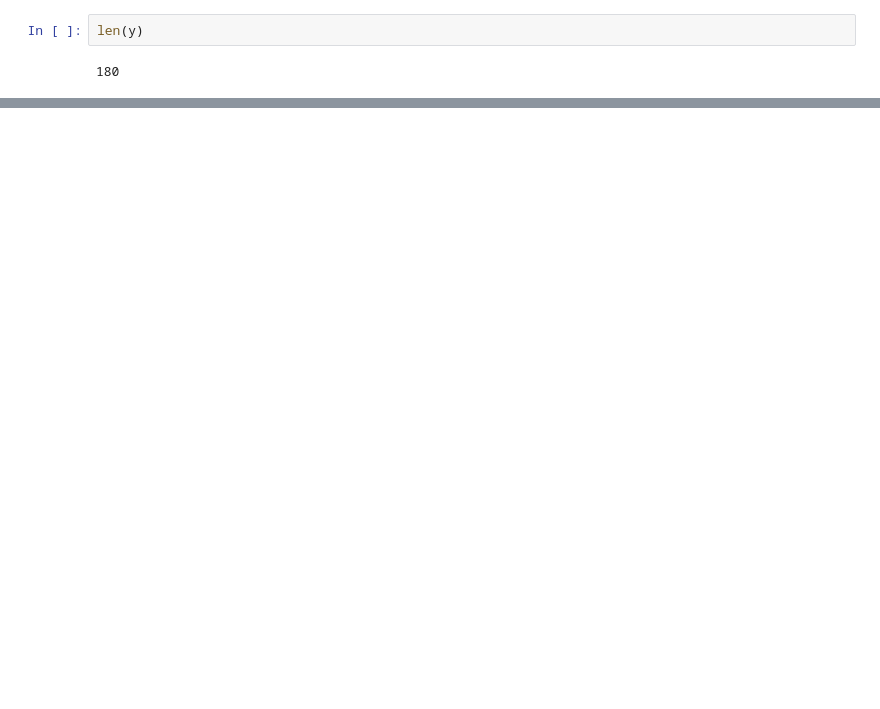
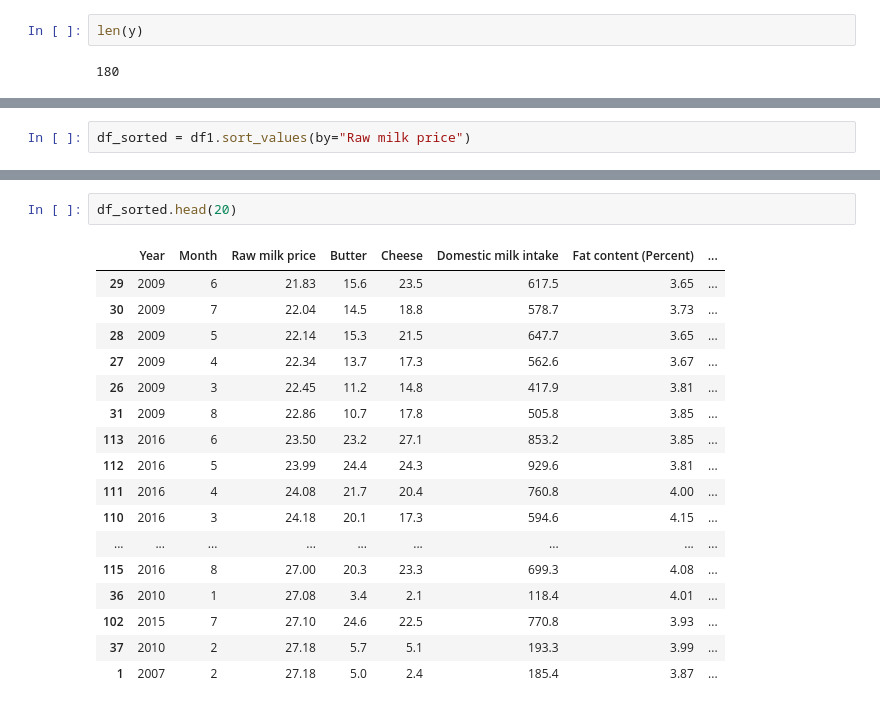
Before and after one commit to brendanjcrowley/cct-s1-assignment-2, a Jupyter notebook: Notebooks/Untitled0.ipynb, the cells around one changed output, grey strips where cells are left out. Drawn from its saved outputs; the diff is of its cells as text; blank space fills up the shorter version.

```diff
--- a/Notebooks/Untitled0.ipynb
+++ b/Notebooks/Untitled0.ipynb
@@ -164,0 +243,2 @@ len(y)
+# %%
+df_sorted = df1.sort_values(by="Raw milk price")
@@ -164,0 +261,20 @@ len(y)
+# %%
+df_sorted.head(20)
+# %% [output]
+|  | Year | Month | Raw milk price | Butter | Cheese | Domestic milk intake | Fat content (Percent) | ... |
+| 29 | 2009 | 6 | 21.83 | 15.6 | 23.5 | 617.5 | 3.65 | ... |
+| 30 | 2009 | 7 | 22.04 | 14.5 | 18.8 | 578.7 | 3.73 | ... |
+| 28 | 2009 | 5 | 22.14 | 15.3 | 21.5 | 647.7 | 3.65 | ... |
+| 27 | 2009 | 4 | 22.34 | 13.7 | 17.3 | 562.6 | 3.67 | ... |
+| 26 | 2009 | 3 | 22.45 | 11.2 | 14.8 | 417.9 | 3.81 | ... |
+| 31 | 2009 | 8 | 22.86 | 10.7 | 17.8 | 505.8 | 3.85 | ... |
+| 113 | 2016 | 6 | 23.50 | 23.2 | 27.1 | 853.2 | 3.85 | ... |
+| 112 | 2016 | 5 | 23.99 | 24.4 | 24.3 | 929.6 | 3.81 | ... |
+| 111 | 2016 | 4 | 24.08 | 21.7 | 20.4 | 760.8 | 4.00 | ... |
+| 110 | 2016 | 3 | 24.18 | 20.1 | 17.3 | 594.6 | 4.15 | ... |
+| ... | ... | ... | ... | ... | ... | ... | ... | ... |
+| 115 | 2016 | 8 | 27.00 | 20.3 | 23.3 | 699.3 | 4.08 | ... |
+| 36 | 2010 | 1 | 27.08 | 3.4 | 2.1 | 118.4 | 4.01 | ... |
+| 102 | 2015 | 7 | 27.10 | 24.6 | 22.5 | 770.8 | 3.93 | ... |
+| 37 | 2010 | 2 | 27.18 | 5.7 | 5.1 | 193.3 | 3.99 | ... |
+| 1 | 2007 | 2 | 27.18 | 5.0 | 2.4 | 185.4 | 3.87 | ... |
```
Also changed, not shown: parts of 15 cells of this notebook, 8 other files.
